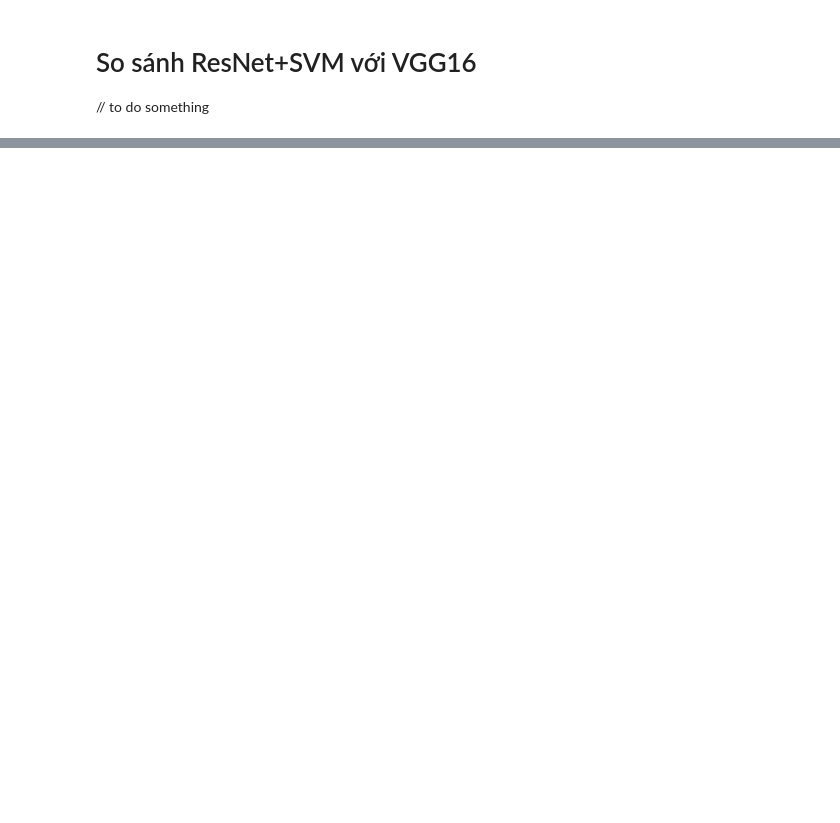
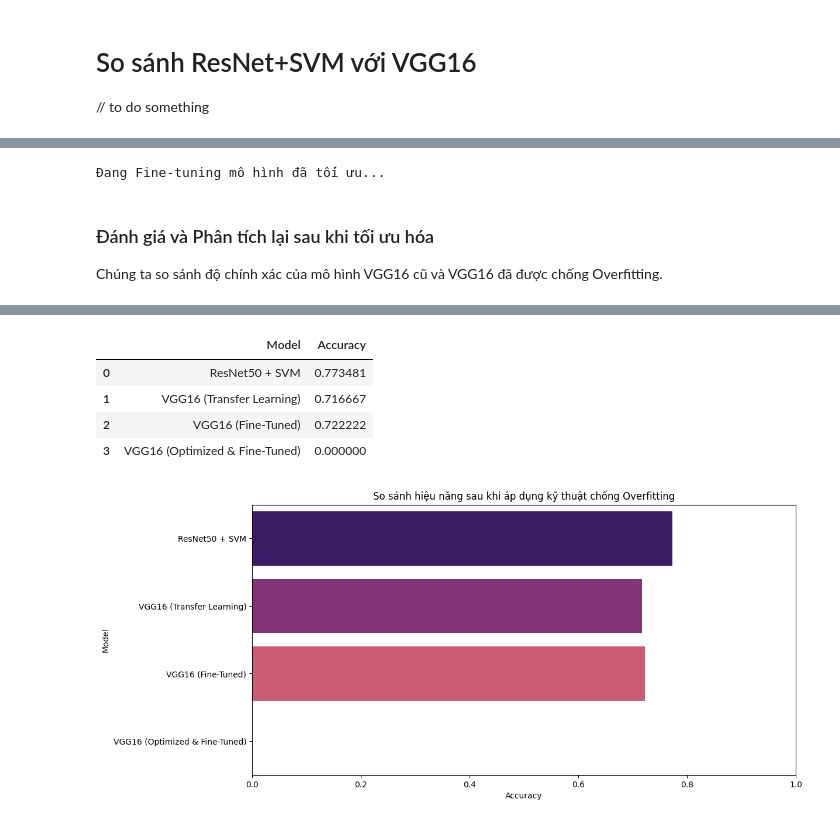
Before and after one commit to TrungTan369/Machine-Learning-Assignment, a Jupyter notebook: notebooks/ex3_imageData.ipynb, the cells around one changed output, grey strips where cells are left out. Drawn from its saved outputs; the diff is of its cells as text; code cells hidden in the pictures; blank space fills up the shorter version.

Commit message:
overfitting fix attemp#1

```diff
--- a/notebooks/ex3_imageData.ipynb
+++ b/notebooks/ex3_imageData.ipynb
@@ -567,0 +650,39 @@ Phương pháp **Hybrid (ResNet50 + SVM)** cho thấy hiệu suất vượt tr
+# %%
+# 3. Fine-tuning cho model đã tối ưu
+base_model_opt.trainable = True
+for layer in base_model_opt.layers[:15]:
+    layer.trainable = False
+
+model_opt.compile(optimizer=tf.keras.optimizers.Adam(1e-5), loss='sparse_categorical_crossentropy', metrics=['accuracy'])
+
+print("Đang Fine-tuning mô hình đã tối ưu...")
+history_fine_opt = model_opt.fit(train_ds, validation_data=val_ds, epochs=5, initial_epoch=5)
+# %% [output]
+Đang Fine-tuning mô hình đã tối ưu...
+# %% [markdown]
+### Đánh giá và Phân tích lại sau khi tối ưu hóa
+Chúng ta so sánh độ chính xác của mô hình VGG16 cũ và VGG16 đã được chống Overfitting.
+# %%
+# Inspect the history keys to identify the correct metric name
+print("Available history keys:", history_fine_opt.history.keys())
+
+history_keys = history_fine_opt.history.keys()
+# Try to find any key that contains 'val' and 'acc'
+val_acc_key = next((k for k in history_keys if 'val' in k and 'acc' in k), None)
+
+if val_acc_key:
+    results["VGG16 (Optimized & Fine-Tuned)"] = history_fine_opt.history[val_acc_key][-1]
+else:
+    print("Warning: Could not find validation accuracy in history. Using 0.0 as placeholder.")
+    results["VGG16 (Optimized & Fine-Tuned)"] = 0.0
+
+# Plot the comparison
+comparison_df_final = pd.DataFrame(list(results.items()), columns=['Model', 'Accuracy'])
+display(comparison_df_final)
+
+plt.figure(figsize=(12, 6))
+sns.barplot(x='Accuracy', y='Model', data=comparison_df_final, palette='magma', hue='Model', legend=False)
+plt.title("So sánh hiệu năng sau khi áp dụng kỹ thuật chống Overfitting")
+plt.xlim(0, 1.0)
+plt.show()
+# %% [output]
@@ -567,0 +691,6 @@ Phương pháp **Hybrid (ResNet50 + SVM)** cho thấy hiệu suất vượt tr
+|  | Model | Accuracy |
+| 0 | ResNet50 + SVM | 0.773481 |
+| 1 | VGG16 (Transfer Learning) | 0.716667 |
+| 2 | VGG16 (Fine-Tuned) | 0.722222 |
+| 3 | VGG16 (Optimized & Fine-Tuned) | 0.000000 |
+[figure, added]
```
Also changed, not shown: parts of 21 cells of this notebook.
